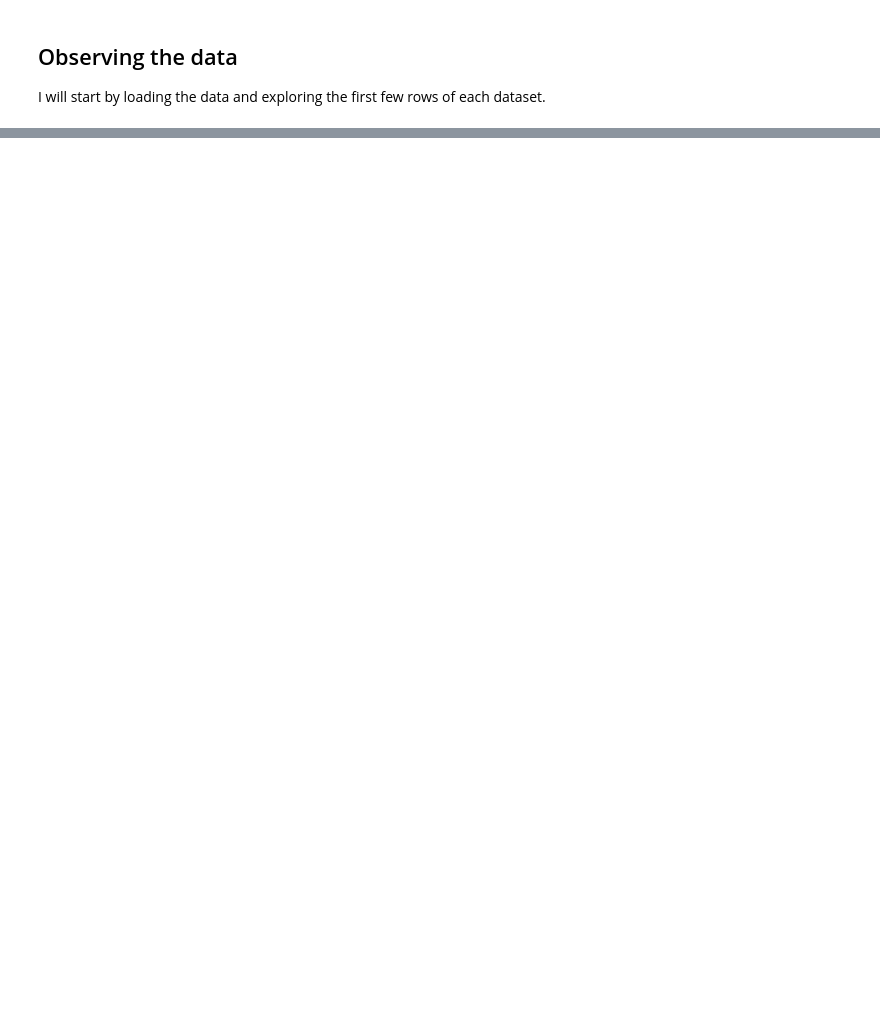
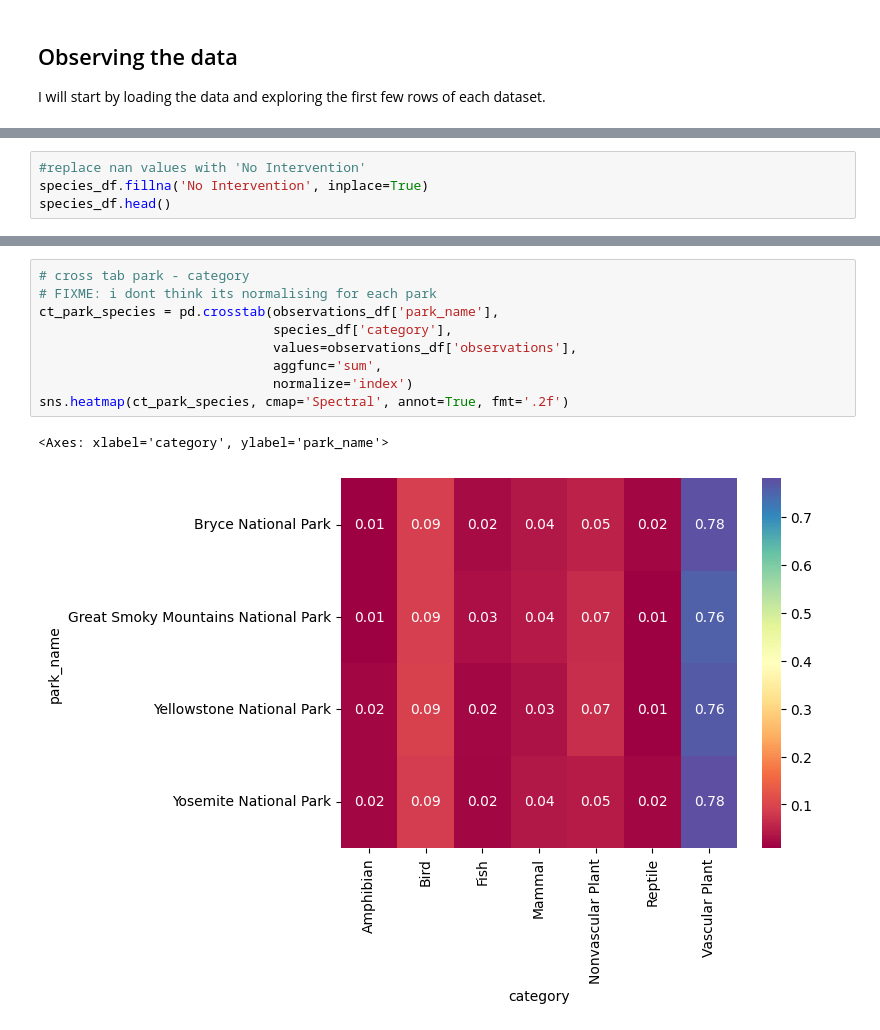
Before and after one commit to zxtheo/Codecademy-biodiversity-project, a Jupyter notebook: biodiversity.ipynb, the cells around one changed output, grey strips where cells are left out. Drawn from its saved outputs; the diff is of its cells as text; blank space fills up the shorter version.

```diff
--- a/biodiversity.ipynb
+++ b/biodiversity.ipynb
@@ -55,0 +116,4 @@ Observing these datasets we can assume that the structure of the data is as foll
+# %%
+#replace nan values with 'No Intervention'
+species_df.fillna('No Intervention', inplace=True)
+species_df.head()
@@ -55,0 +288,12 @@ Observing these datasets we can assume that the structure of the data is as foll
+# %%
+# cross tab park - category
+# FIXME: i dont think its normalising for each park
+ct_park_species = pd.crosstab(observations_df['park_name'],
+                              species_df['category'],
+                              values=observations_df['observations'],
+                              aggfunc='sum',
+                              normalize='index')
+sns.heatmap(ct_park_species, cmap='Spectral', annot=True, fmt='.2f')
+# %% [output]
+<Axes: xlabel='category', ylabel='park_name'>
+[figure, added]
```
Also changed, not shown: parts of 31 cells of this notebook.
